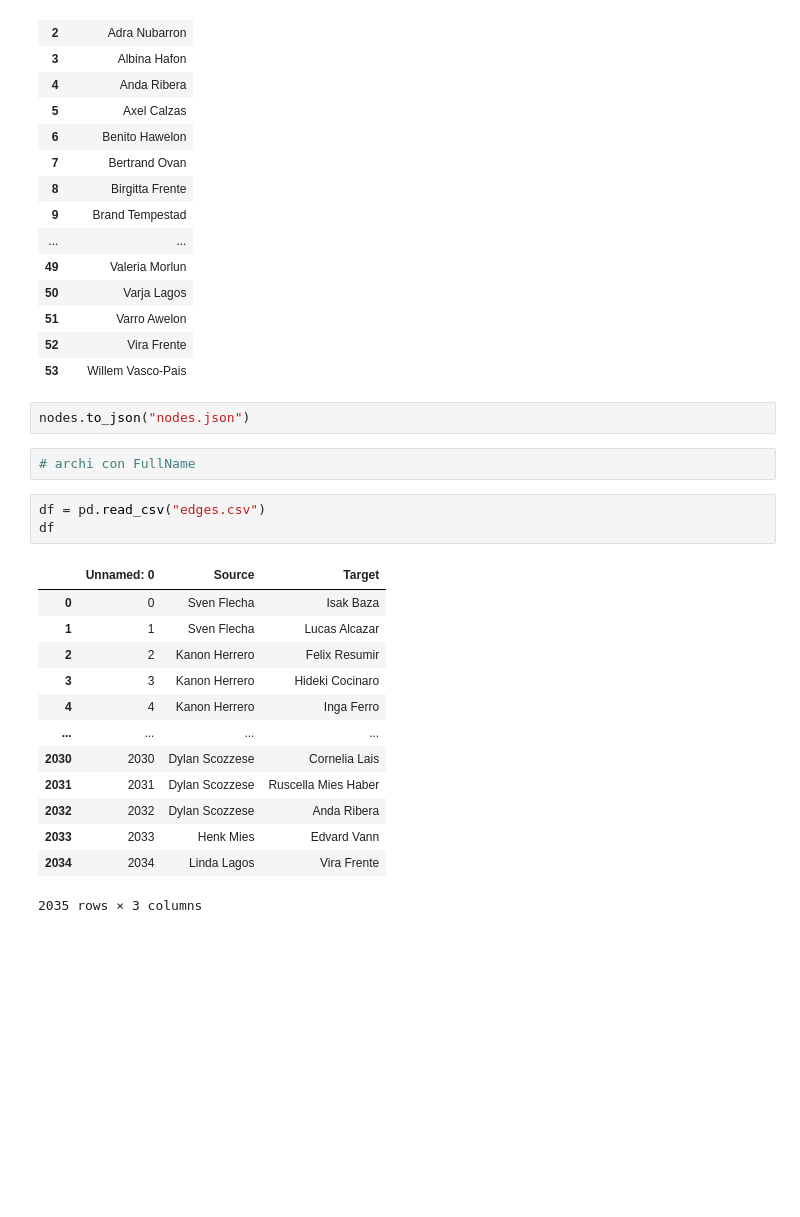
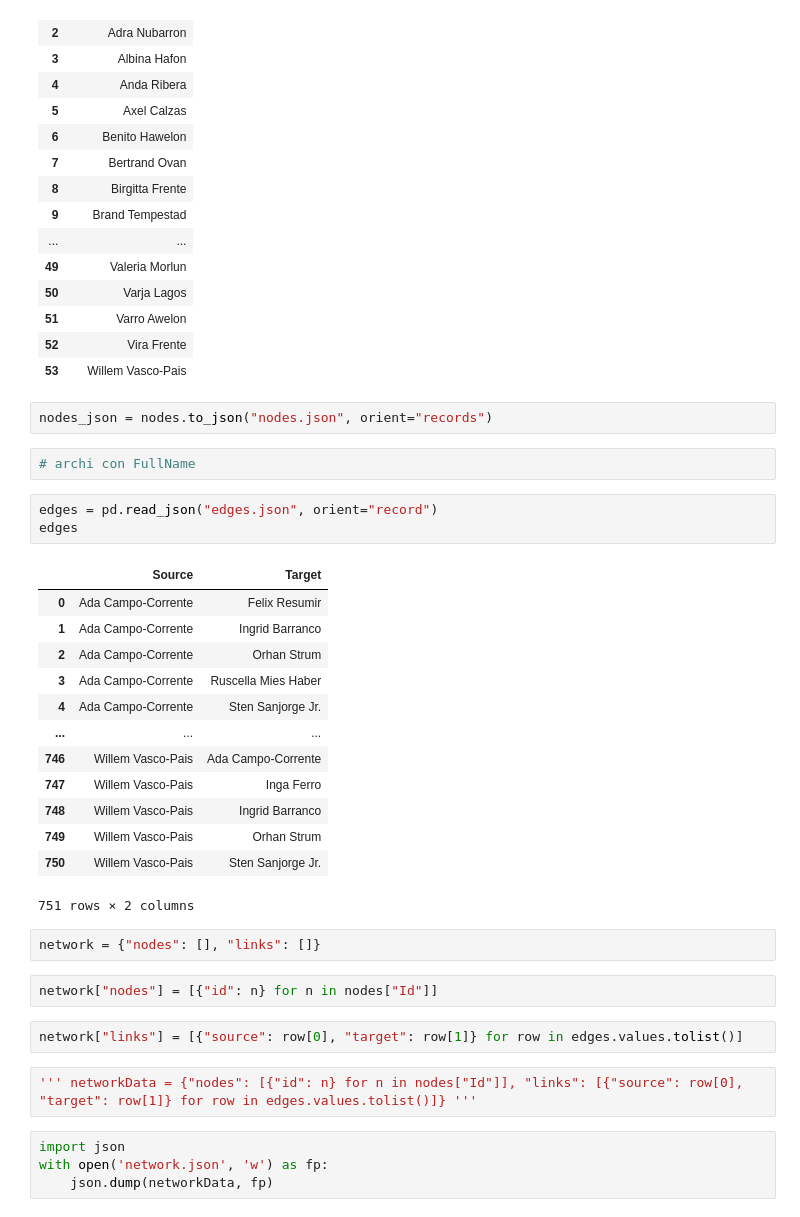
Before and after one commit to lorenzoFerri95/visual-analytics, a Jupyter notebook: research/VisualAnalytics_notebook.ipynb, the cells around one changed output. Cells and saved outputs as stored; diff of their text form; blank space fills up the shorter version.

Commit message:
proseguo lavoro sul network 3

```diff
--- a/research/VisualAnalytics_notebook.ipynb
+++ b/research/VisualAnalytics_notebook.ipynb
@@ -390,23 +429,35 @@ nodes
 | 52 | Vira Frente |
 | 53 | Willem Vasco-Pais |
 # %%
-nodes.to_json("nodes.json")
+nodes_json = nodes.to_json("nodes.json", orient="records")
 # %%
 # archi con FullName
-# %%
-df = pd.read_csv("edges.csv")
-df
-# %% [output]
-|  | Unnamed: 0 | Source | Target |
-| 0 | 0 | Sven Flecha | Isak Baza |
-| 1 | 1 | Sven Flecha | Lucas Alcazar |
-| 2 | 2 | Kanon Herrero | Felix Resumir |
-| 3 | 3 | Kanon Herrero | Hideki Cocinaro |
-| 4 | 4 | Kanon Herrero | Inga Ferro |
-| ... | ... | ... | ... |
-| 2030 | 2030 | Dylan Scozzese | Cornelia Lais |
-| 2031 | 2031 | Dylan Scozzese | Ruscella Mies Haber |
-| 2032 | 2032 | Dylan Scozzese | Anda Ribera |
-| 2033 | 2033 | Henk Mies | Edvard Vann |
-| 2034 | 2034 | Linda Lagos | Vira Frente |
-2035 rows × 3 columns
+# %%
+edges = pd.read_json("edges.json", orient="record")
+edges
+# %% [output]
+|  | Source | Target |
+| 0 | Ada Campo-Corrente | Felix Resumir |
+| 1 | Ada Campo-Corrente | Ingrid Barranco |
+| 2 | Ada Campo-Corrente | Orhan Strum |
+| 3 | Ada Campo-Corrente | Ruscella Mies Haber |
+| 4 | Ada Campo-Corrente | Sten Sanjorge Jr. |
+| ... | ... | ... |
+| 746 | Willem Vasco-Pais | Ada Campo-Corrente |
+| 747 | Willem Vasco-Pais | Inga Ferro |
+| 748 | Willem Vasco-Pais | Ingrid Barranco |
+| 749 | Willem Vasco-Pais | Orhan Strum |
+| 750 | Willem Vasco-Pais | Sten Sanjorge Jr. |
+751 rows × 2 columns
+# %%
+network = {"nodes": [], "links": []}
+# %%
+network["nodes"] = [{"id": n} for n in nodes["Id"]]
+# %%
+network["links"] = [{"source": row[0], "target": row[1]} for row in edges.values.tolist()]
+# %%
+''' networkData = {"nodes": [{"id": n} for n in nodes["Id"]], "links": [{"source": row[0], "target": row[1]} for row in edges.values.tolist()]} '''
+# %%
+import json
+with open('network.json', 'w') as fp:
+    json.dump(networkData, fp)
```
Also changed, not shown: parts of 32 cells of this notebook, 3 other files.
